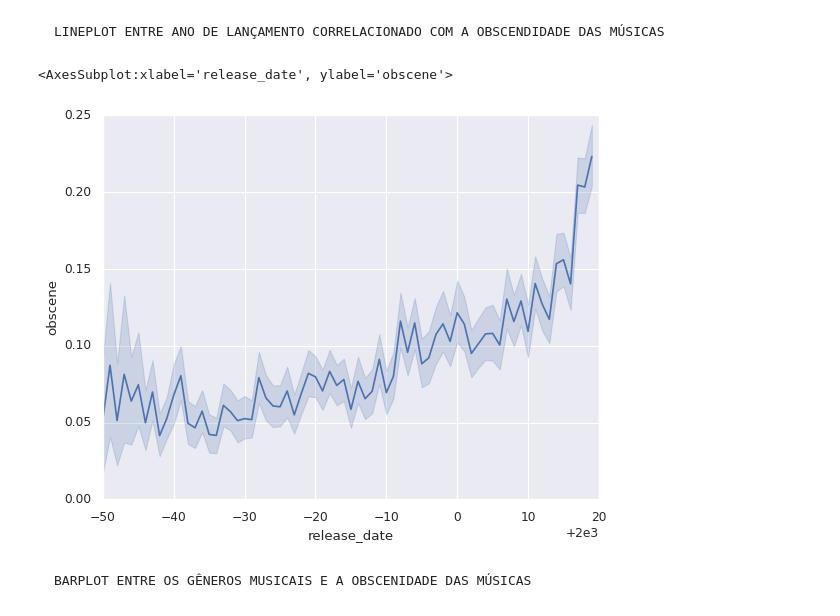
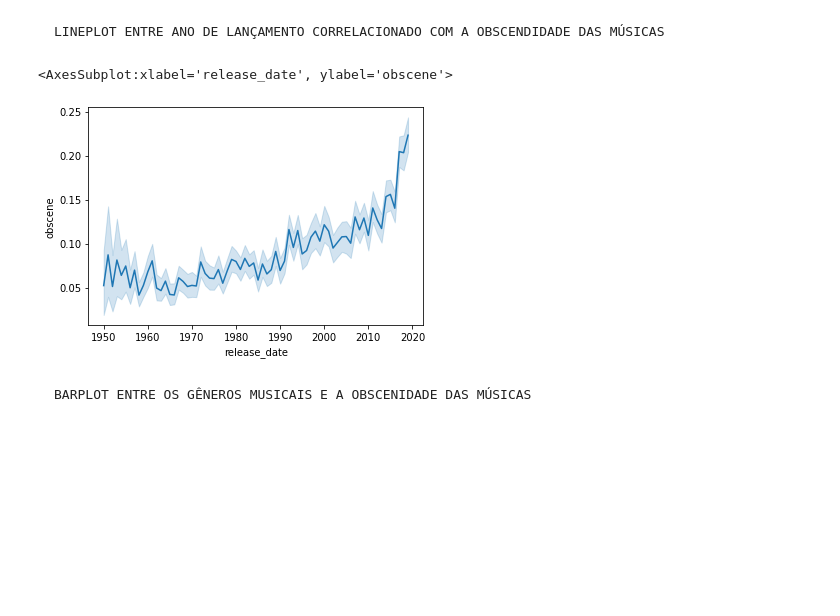
Before and after one commit to viniciusolzon/Music_Analysis, a Jupyter notebook: notebooks/dados.ipynb, the cells around one changed output. Cells and saved outputs as stored; diff of their text form; code cells hidden in the pictures; blank space fills up the shorter version.

```diff
--- a/notebooks/dados.ipynb
+++ b/notebooks/dados.ipynb
@@ -8,7 +10,7 @@ import matplotlib.pyplot as plt
 # %% [markdown]
     LENDO OS ARQUIVOS CSV E OS TRANSFORMANDO EM DATAFRAMES
 # %%
-data = pd.read_csv(r"/home/vinicius_olzon/Documents/Projeto-Final-ICD/tcc_ceds_music.csv")
+data = pd.read_csv(r"C:\Users\biell\Documents\GitHub\Projeto-Final-ICD\Spotify-2000.csv")
 df = pd.DataFrame(data)
 # %%
 df.head(3)
@@ -45,11 +45,10 @@ df.describe()
 # %% [markdown]
     LINEPLOT ENTRE ANO DE LANÇAMENTO CORRELACIONADO COM A OBSCENDIDADE DAS MÚSICAS
 # %%
-sns.set_theme()
 sns.lineplot(x="release_date", y="obscene", data= df)
 # %% [output]
 <AxesSubplot:xlabel='release_date', ylabel='obscene'>
-[figure, old version]
+[figure, new version]
 # %% [markdown]
     BARPLOT ENTRE OS GÊNEROS MUSICAIS E A OBSCENIDADE DAS MÚSICAS
 # %%
```
Also changed, not shown: parts of 22 cells of this notebook.
